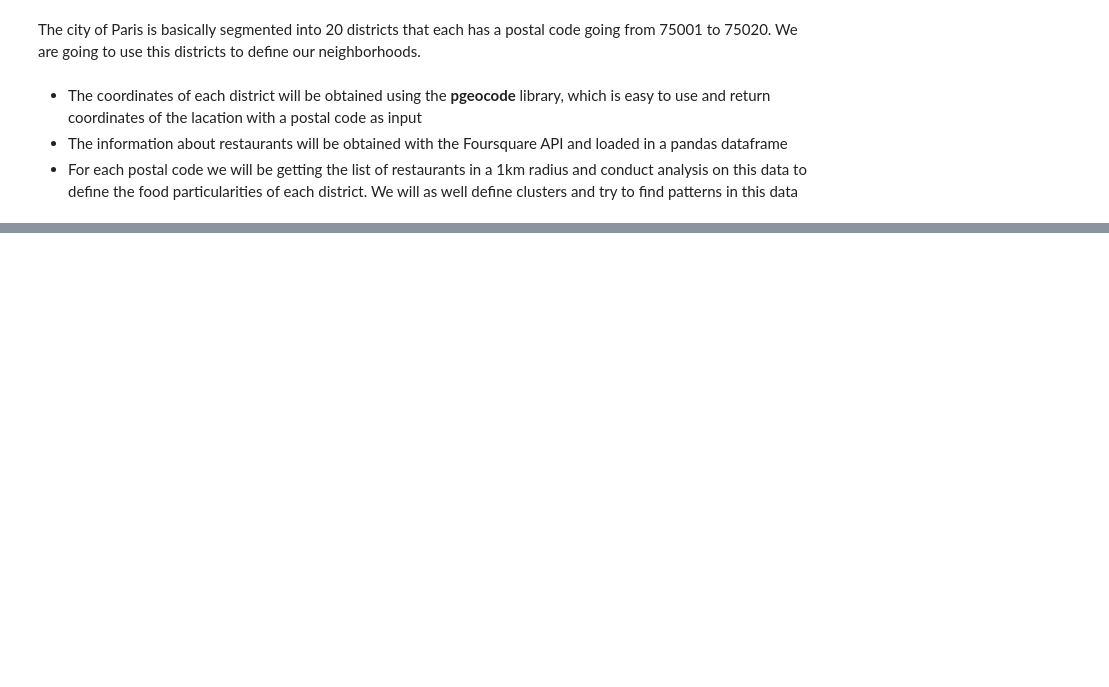
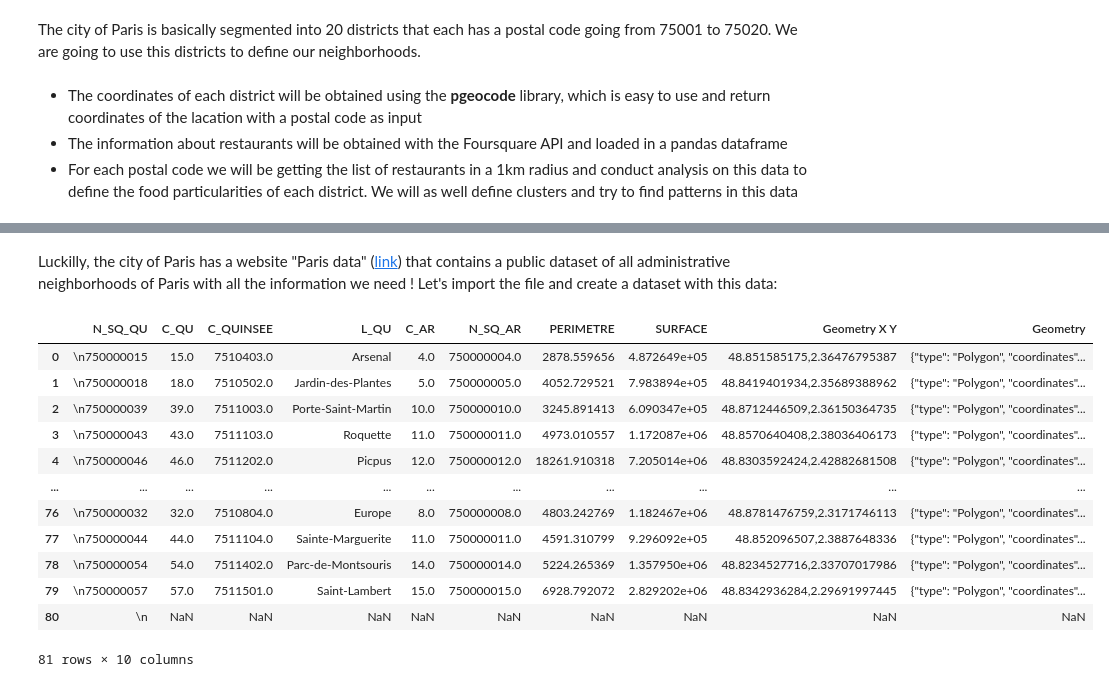
Before and after one commit to OsBourat/Coursera_Capstone, a Jupyter notebook: paris_project.ipynb, the cells around one changed output, grey strips where cells are left out. Cells and saved outputs as stored; diff of their text form; code cells hidden in the pictures; blank space fills up the shorter version.

Commit message:
update paris

```diff
--- a/paris_project.ipynb
+++ b/paris_project.ipynb
@@ -25,0 +193,19 @@
+# %% [markdown]
+<p>Luckilly, the city of Paris has a website "Paris data" (<a href = 'https://opendata.paris.fr'>link</a>) that contains a public dataset of all administrative neighborhoods of Paris with all the information we need ! Let's import the file and create a dataset with this data:</p>
+# %%
+district_detail = pd.read_csv(r'quartier_paris.csv',sep=';', lineterminator='\r')
+district_detail
+# %% [output]
+|  | N_SQ_QU | C_QU | C_QUINSEE | L_QU | C_AR | N_SQ_AR | PERIMETRE | SURFACE | Geometry X Y | Geometry |
+| 0 | \n750000015 | 15.0 | 7510403.0 | Arsenal | 4.0 | 750000004.0 | 2878.559656 | 4.872649e+05 | 48.851585175,2.36476795387 | {"type": "Polygon", "coordinates"... |
+| 1 | \n750000018 | 18.0 | 7510502.0 | Jardin-des-Plantes | 5.0 | 750000005.0 | 4052.729521 | 7.983894e+05 | 48.8419401934,2.35689388962 | {"type": "Polygon", "coordinates"... |
+| 2 | \n750000039 | 39.0 | 7511003.0 | Porte-Saint-Martin | 10.0 | 750000010.0 | 3245.891413 | 6.090347e+05 | 48.8712446509,2.36150364735 | {"type": "Polygon", "coordinates"... |
+| 3 | \n750000043 | 43.0 | 7511103.0 | Roquette | 11.0 | 750000011.0 | 4973.010557 | 1.172087e+06 | 48.8570640408,2.38036406173 | {"type": "Polygon", "coordinates"... |
+| 4 | \n750000046 | 46.0 | 7511202.0 | Picpus | 12.0 | 750000012.0 | 18261.910318 | 7.205014e+06 | 48.8303592424,2.42882681508 | {"type": "Polygon", "coordinates"... |
+| ... | ... | ... | ... | ... | ... | ... | ... | ... | ... | ... |
+| 76 | \n750000032 | 32.0 | 7510804.0 | Europe | 8.0 | 750000008.0 | 4803.242769 | 1.182467e+06 | 48.8781476759,2.3171746113 | {"type": "Polygon", "coordinates"... |
+| 77 | \n750000044 | 44.0 | 7511104.0 | Sainte-Marguerite | 11.0 | 750000011.0 | 4591.310799 | 9.296092e+05 | 48.852096507,2.3887648336 | {"type": "Polygon", "coordinates"... |
+| 78 | \n750000054 | 54.0 | 7511402.0 | Parc-de-Montsouris | 14.0 | 750000014.0 | 5224.265369 | 1.357950e+06 | 48.8234527716,2.33707017986 | {"type": "Polygon", "coordinates"... |
+| 79 | \n750000057 | 57.0 | 7511501.0 | Saint-Lambert | 15.0 | 750000015.0 | 6928.792072 | 2.829202e+06 | 48.8342936284,2.29691997445 | {"type": "Polygon", "coordinates"... |
+| 80 | \n | NaN | NaN | NaN | NaN | NaN | NaN | NaN | NaN | NaN |
+81 rows × 10 columns
```
Also changed, not shown: parts of 38 cells of this notebook.
